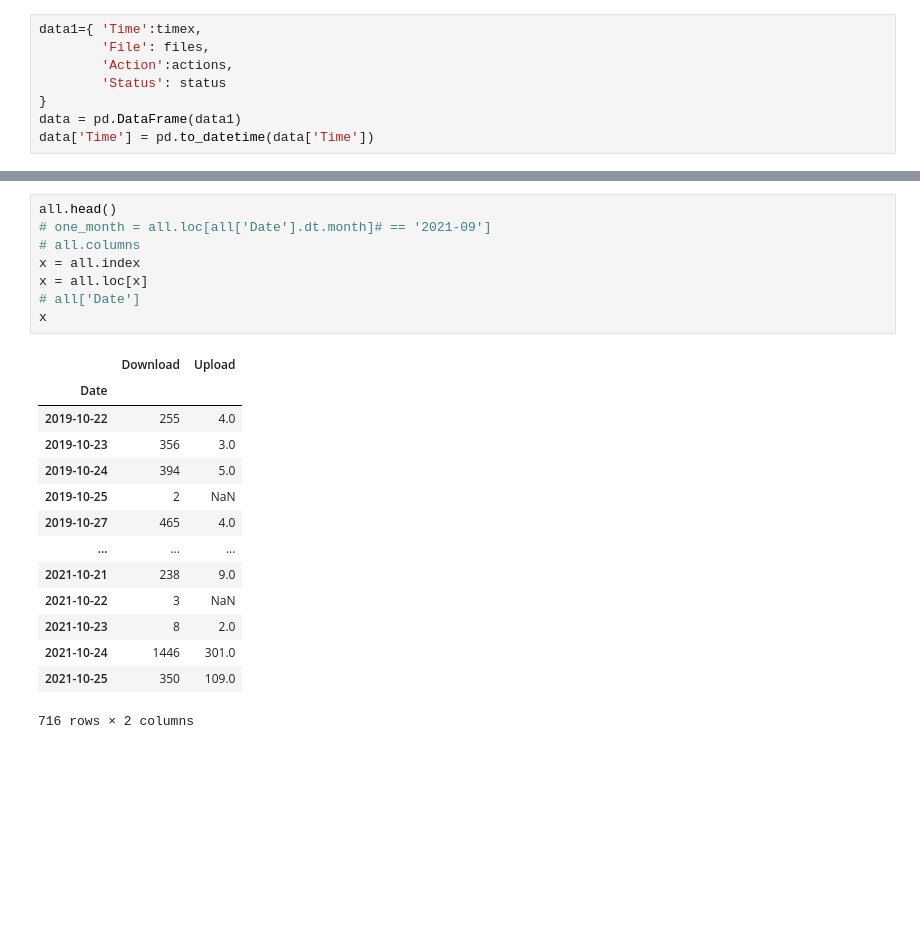
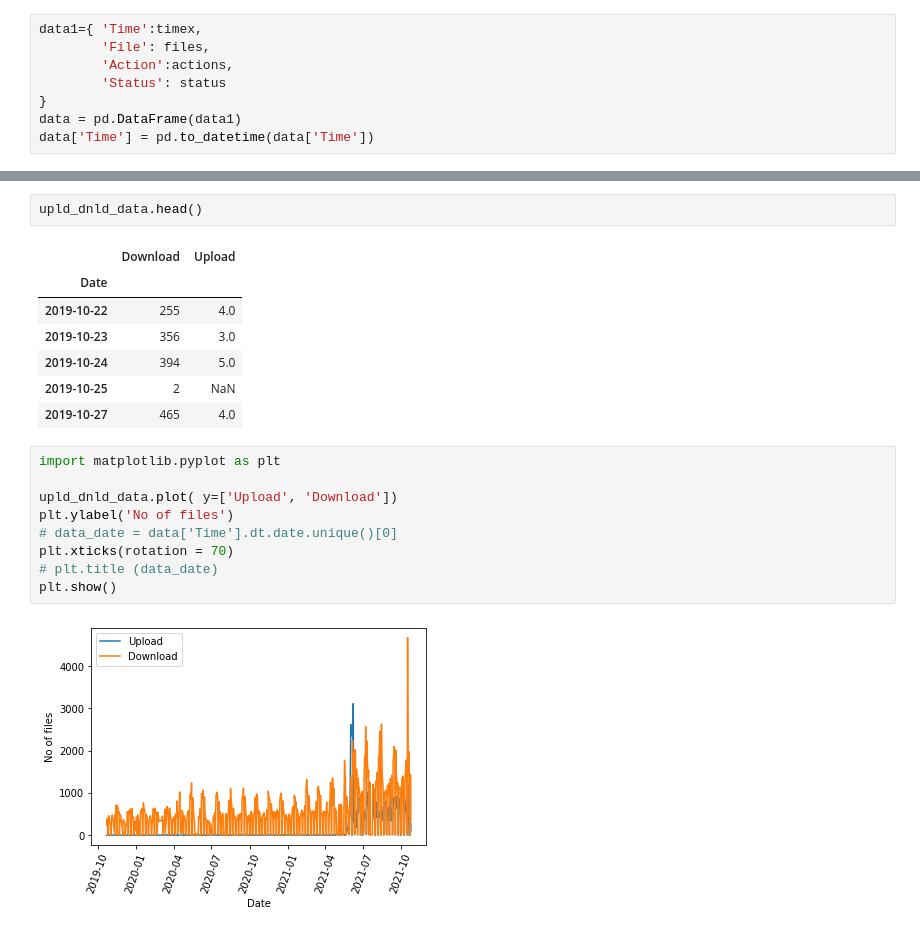
Before and after one commit to yjad/training, a Jupyter notebook: xml/ach_perf.ipynb, the cells around one changed output, grey strips where cells are left out. Saved outputs shown, nothing was run; the diff lists cells and outputs as text; blank space fills up the shorter version.

```diff
--- a/xml/ach_perf.ipynb
+++ b/xml/ach_perf.ipynb
@@ -143,23 +136,21 @@ plt.show()
-# %%
-all.head()
-# one_month = all.loc[all['Date'].dt.month]# == '2021-09']
-# all.columns
-x = all.index
-x = all.loc[x]
-# all['Date']
-x
-# %% [output]
-|  | Download | Upload |
-| Date |  |  |
-| 2019-10-22 | 255 | 4.0 |
-| 2019-10-23 | 356 | 3.0 |
-| 2019-10-24 | 394 | 5.0 |
-| 2019-10-25 | 2 | NaN |
-| 2019-10-27 | 465 | 4.0 |
-| ... | ... | ... |
-| 2021-10-21 | 238 | 9.0 |
-| 2021-10-22 | 3 | NaN |
-| 2021-10-23 | 8 | 2.0 |
-| 2021-10-24 | 1446 | 301.0 |
-| 2021-10-25 | 350 | 109.0 |
-716 rows × 2 columns
+# %%
+upld_dnld_data.head()
+# %% [output]
+|  | Download | Upload |
+| Date |  |  |
+| 2019-10-22 | 255 | 4.0 |
+| 2019-10-23 | 356 | 3.0 |
+| 2019-10-24 | 394 | 5.0 |
+| 2019-10-25 | 2 | NaN |
+| 2019-10-27 | 465 | 4.0 |
+# %%
+import matplotlib.pyplot as plt
+
+upld_dnld_data.plot( y=['Upload', 'Download'])
+plt.ylabel('No of files')
+# data_date = data['Time'].dt.date.unique()[0]
+plt.xticks(rotation = 70)
+# plt.title (data_date)
+plt.show()
+# %% [output]
+[figure, added]
```
Also changed, not shown: parts of 8 cells of this notebook, 2 other files.
